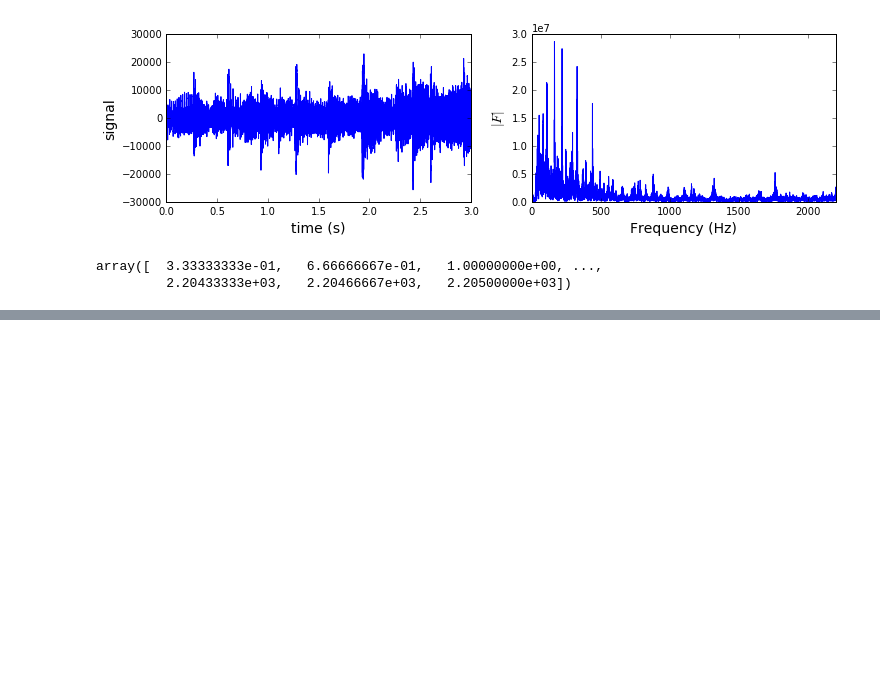
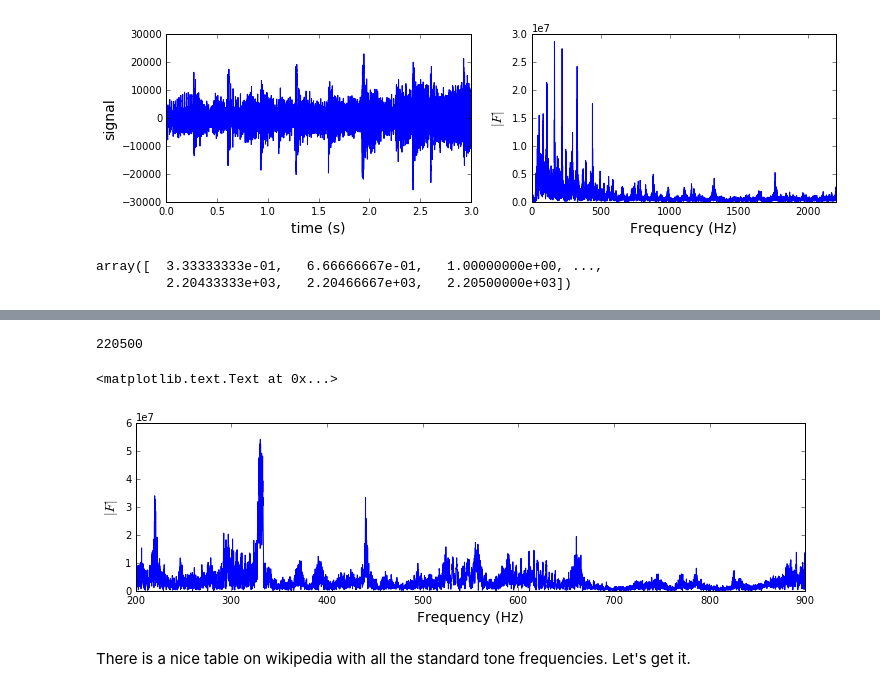
Before and after one commit to gonzsanc/computer_vision_digital_signal, a Jupyter notebook: Music Classification.ipynb, the cells around one changed output, grey strips where cells are left out. Cells and saved outputs as stored; diff of their text form; code cells hidden in the pictures; blank space fills up the shorter version.

```diff
--- a/Music Classification.ipynb
+++ b/Music Classification.ipynb
@@ -556,0 +601,30 @@ array([  3.33333333e-01,   6.66666667e-01,   1.00000000e+00, ...,
+# %%
+Lower_freq=200
+Upper_freq=900
+A3 = 220
+A4 = 440
+A5 = 880
+# %%
+#Let's take 10 seconds of music instead of 3
+seconds_to_extract = 10
+N = seconds_to_extract * sample_rate; N
+# %% [output]
+220500
+# %%
+#Recalculating FFT, and sample frequencies.
+f = fftpack.fftfreq(N, 1.0/sample_rate)
+t = np.linspace(0, seconds_to_extract, N)
+mask = (f >= Lower_freq) * (f <= Upper_freq)
+subdata = data[:N]
+F = fftpack.fft(subdata)
+# %%
+fig, axes = plt.subplots(1, 1, figsize=(12, 3))
+axes.plot(f[mask], abs(F[mask]))
+axes.set_xlim(Lower_freq, Upper_freq)
+axes.set_ylabel("$|F|$", fontsize=14)
+axes.set_xlabel("Frequency (Hz)", fontsize=14)
+# %% [output]
+<matplotlib.text.Text at 0x...>
+[figure, added]
+# %% [markdown]
+There is a nice table on wikipedia with all the standard tone frequencies. Let's get it.
```
Also changed, not shown: parts of 17 cells of this notebook.
